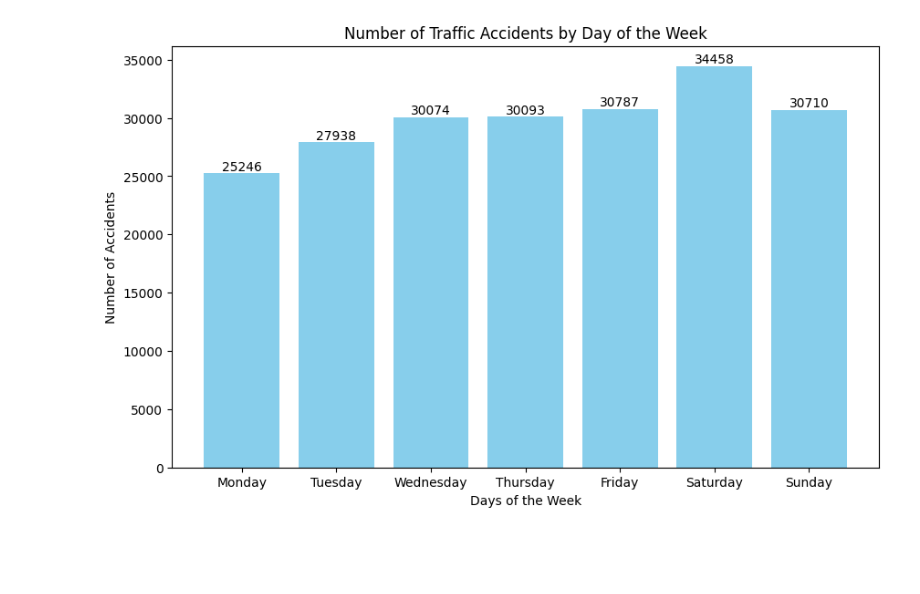
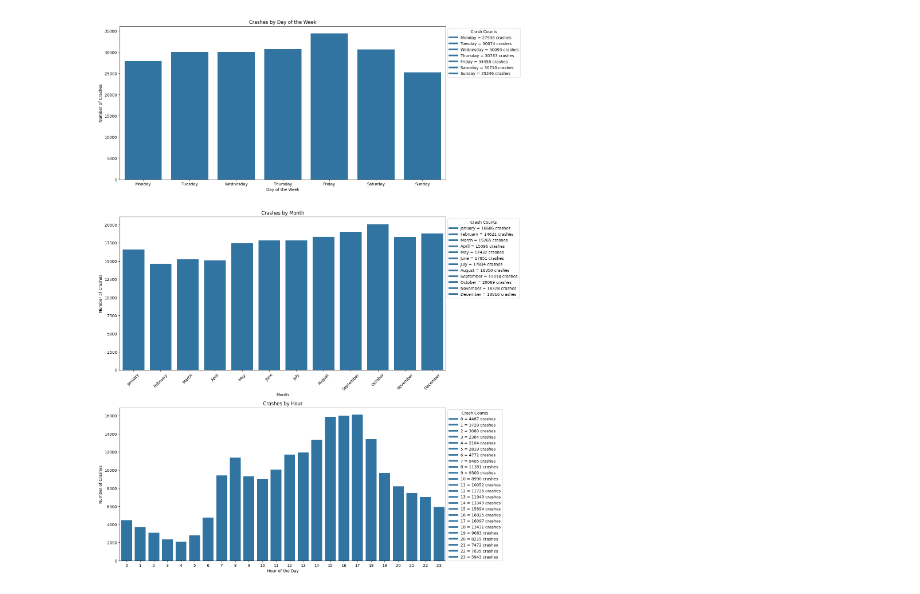
Before and after one commit to mikeVides/Traffic-Project, a Jupyter notebook: data_analysis.ipynb, the cells around one changed output. Cells and saved outputs as stored; diff of their text form; code cells hidden in the pictures; blank space fills up the shorter version.

```diff
--- a/data_analysis.ipynb
+++ b/data_analysis.ipynb
@@ -7,20 +7,41 @@ df['crash_date'] = pd.to_datetime(df['crash_date'], format='%m/%d/%Y %H:%M')
-# %%
-day_mapping = {1: 'Monday', 2: 'Tuesday', 3: 'Wednesday', 4: 'Thursday',
-               5: 'Friday', 6: 'Saturday', 7: 'Sunday'}
-
-day_counts = df['crash_day_of_week'].value_counts().reindex(range(1, 8), fill_value=0)
-
-plt.figure(figsize=(10, 6))
-bars = plt.bar(day_counts.index, day_counts.values, color='skyblue')
-plt.title('Number of Traffic Accidents by Day of the Week')
-plt.xlabel('Days of the Week')
-plt.ylabel('Number of Accidents')
-plt.xticks(range(1, 8), [day_mapping[i] for i in range(1, 8)])
-
-for bar, count in zip(bars, day_counts.values):
-    plt.text(bar.get_x() + bar.get_width() / 2, bar.get_height() + 0.2,
-             str(count), ha='center', va='bottom')
-
-plt.show()
-# %% [output]
-[figure, removed]
+# %%
+df['crash_date'] = pd.to_datetime(df['crash_date'], format='%m/%d/%Y %H:%M')
+df["crash_day_of_week"]=df["crash_date"].dt.day_name()
+df["crash_month"] = df["crash_date"].dt.month_name()
+df["crash_hour"] = df["crash_date"].dt.hour
+
+day_order=['Monday', 'Tuesday', 'Wednesday', 'Thursday', 'Friday', 'Saturday', 'Sunday']
+month_order=['January', 'February', 'March', 'April', 'May', 'June', 'July', 'August', 'September', 'October', 'November', 'December']
+# %%
+order_dict={
+    "crash_day_of_week": day_order,
+    "crash_month": month_order,
+    "crash_hour": range(24)
+}
+# %%
+date = ["crash_day_of_week", "crash_month", "crash_hour"]
+titles = ["Crashes by Day of the Week", "Crashes by Month", "Crashes by Hour"]
+x_labels = ["Day of the Week", "Month", "Hour of the Day"]
+y_label = "Number of Crashes"
+
+plt.figure(figsize=(15, 20))
+for i, col in enumerate(date):
+    plt.subplot(3, 1, i + 1)
+    ax = sns.countplot(data=df, x=col, order=order_dict[col])
+    plt.title(titles[i])
+    plt.xlabel(x_labels[i])
+    plt.ylabel(y_label)
+
+    counts = df[col].value_counts().reindex(order_dict[col])
+    labels = [f"{category} = {count} crashes" for category, count in counts.items()]
+    handles = [plt.Line2D([0], [0], color=bar.get_facecolor(), lw=4) for bar in ax.patches]
+
+    plt.legend(handles, labels, title="Crash Counts", loc='upper left', bbox_to_anchor=(1, 1))
+
+    if col == "crash_month":
+        plt.xticks(rotation=45)
+
+plt.tight_layout()
+plt.show()
+# %% [output]
+[figure, added]
```
Also changed, not shown: parts of 2 cells of this notebook, 1 other file.
